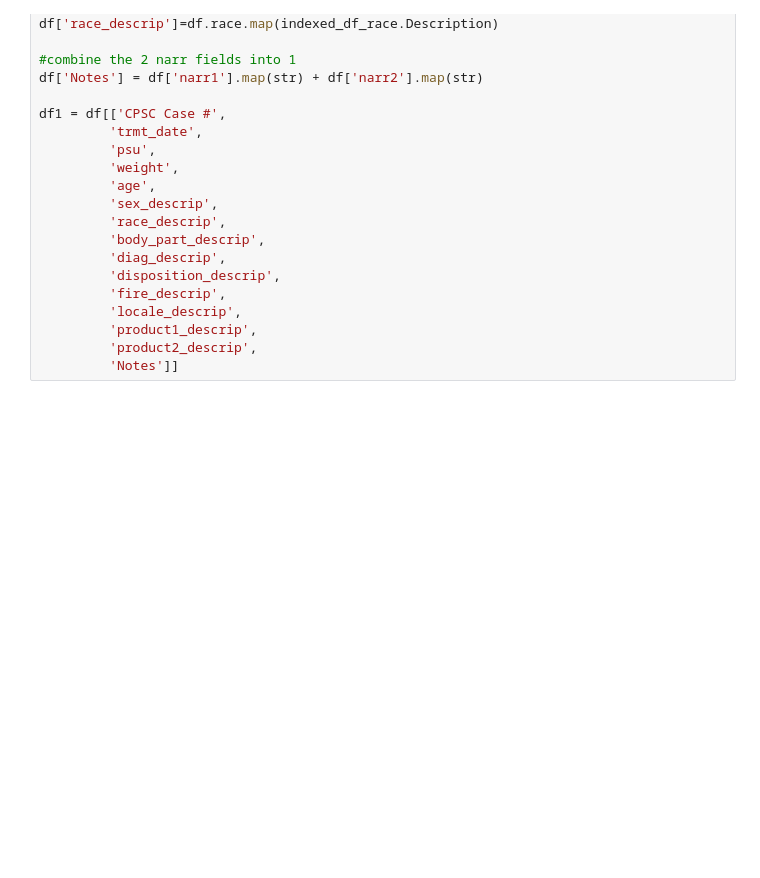
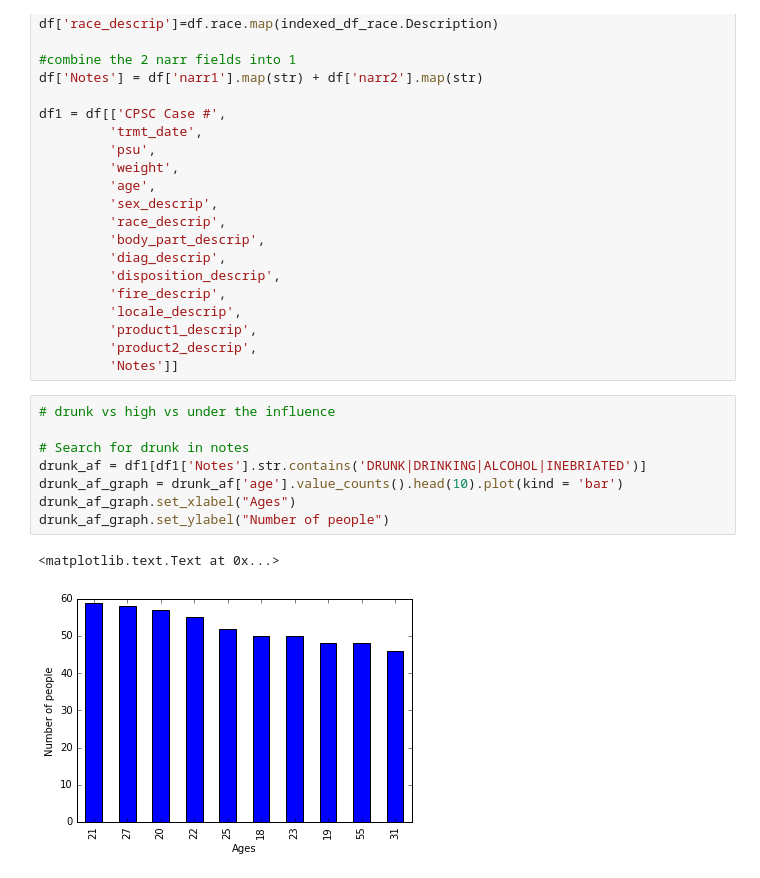
Before and after one commit to pzhou11/MIDS, a Jupyter notebook: Python_Project2/Jen2.ipynb, the cells around one changed output. Saved outputs shown, nothing was run; the diff lists cells and outputs as text; blank space fills up the shorter version.

```diff
--- a/Python_Project2/Jen2.ipynb
+++ b/Python_Project2/Jen2.ipynb
@@ -113,3 +113,14 @@ df1 = df[['CPSC Case #',
          'product1_descrip',
          'product2_descrip',
          'Notes']]
+# %%
+# drunk vs high vs under the influence
+
+# Search for drunk in notes
+drunk_af = df1[df1['Notes'].str.contains('DRUNK|DRINKING|ALCOHOL|INEBRIATED')]
+drunk_af_graph = drunk_af['age'].value_counts().head(10).plot(kind = 'bar')
+drunk_af_graph.set_xlabel("Ages")
+drunk_af_graph.set_ylabel("Number of people")
+# %% [output]
+<matplotlib.text.Text at 0x...>
+[figure, added]
```
Also changed, not shown: parts of 11 cells of this notebook.
